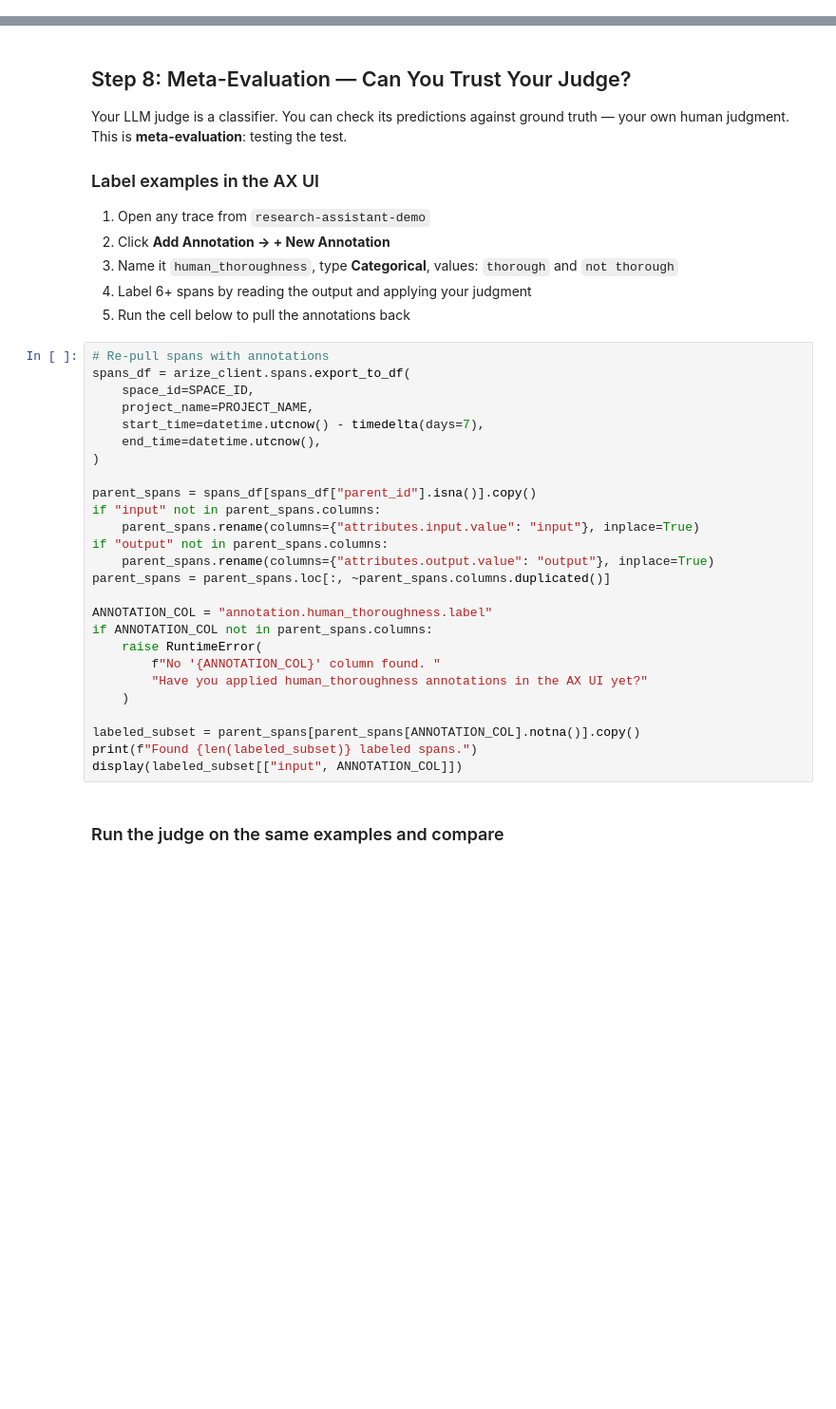
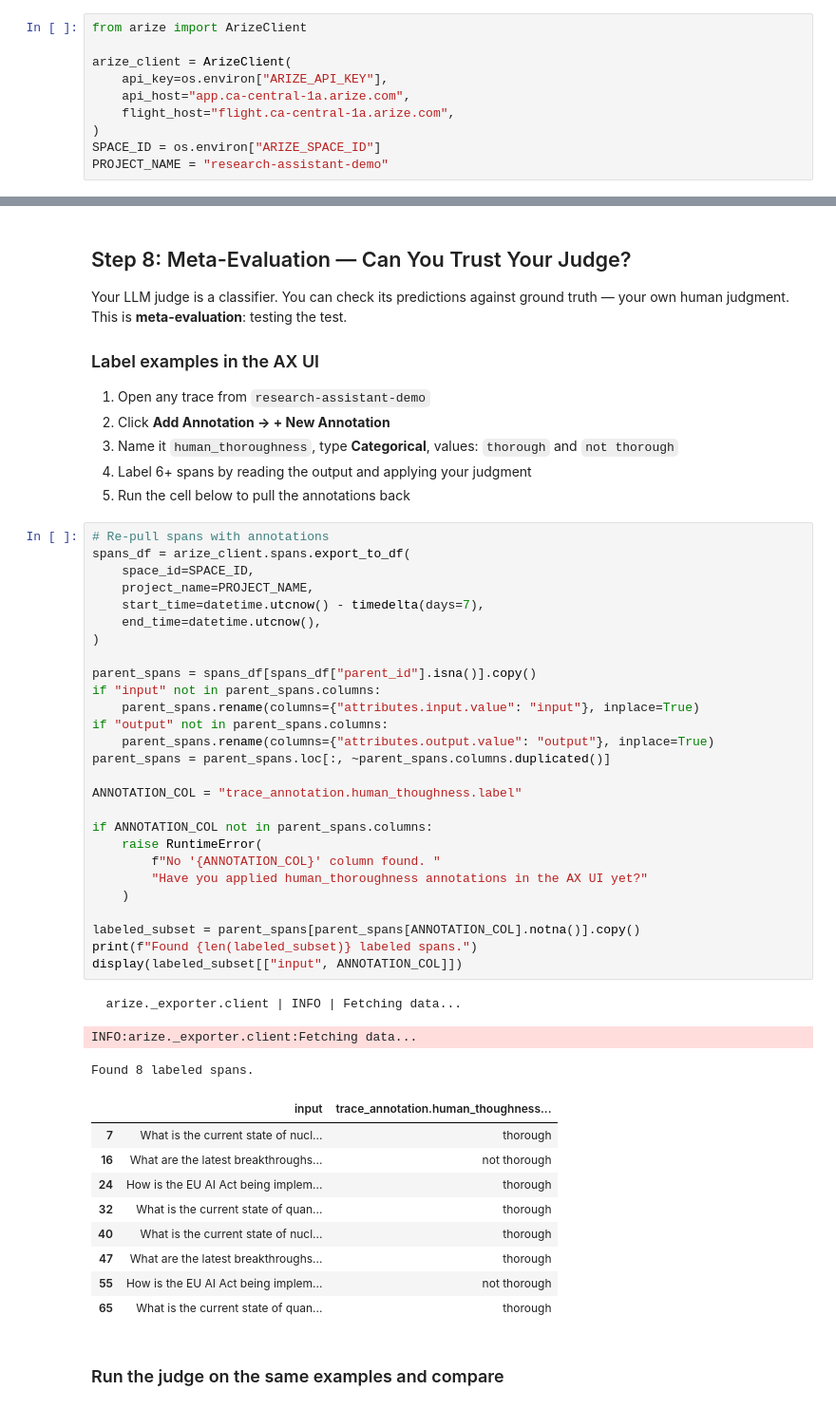
Before and after one commit to ash1shm/AG-PortfolioDoctor, a Jupyter notebook: research_assistant_eval_workshop.ipynb, the cells around one changed output, grey strips where cells are left out. Shown at 95% size. Saved outputs shown, nothing was run; the diff lists cells and outputs as text; blank space fills up the shorter version.

```diff
--- a/research_assistant_eval_workshop.ipynb
+++ b/research_assistant_eval_workshop.ipynb
@@ -70,6 +84,16 @@ We're building a research assistant using the Claude Agent SDK. The agent works
 - **Turn 2: Synthesize** — compiles findings into a structured, sourced briefing
 
 The `ClaudeSDKClient` maintains conversation context between turns, so the synthesizer has full access to the researcher's findings.
+# %%
+from arize import ArizeClient
+
+arize_client = ArizeClient(
+    api_key=os.environ["ARIZE_API_KEY"],
+    api_host="app.ca-central-1a.arize.com",
+    flight_host="flight.ca-central-1a.arize.com",
+)
+SPACE_ID = os.environ["ARIZE_SPACE_ID"]
+PROJECT_NAME = "research-assistant-demo"
 # %%
 from claude_agent_sdk import ClaudeSDKClient, ClaudeAgentOptions, AssistantMessage, TextBlock, ResultMessage
 from opentelemetry import trace
@@ -494,29 +652,43 @@ Your LLM judge is a classifier. You can check its predictions against ground tru
 # %%
 # Re-pull spans with annotations
 spans_df = arize_client.spans.export_to_df(
     space_id=SPACE_ID,
     project_name=PROJECT_NAME,
     start_time=datetime.utcnow() - timedelta(days=7),
     end_time=datetime.utcnow(),
 )
 
 parent_spans = spans_df[spans_df["parent_id"].isna()].copy()
 if "input" not in parent_spans.columns:
     parent_spans.rename(columns={"attributes.input.value": "input"}, inplace=True)
 if "output" not in parent_spans.columns:
     parent_spans.rename(columns={"attributes.output.value": "output"}, inplace=True)
 parent_spans = parent_spans.loc[:, ~parent_spans.columns.duplicated()]
 
-ANNOTATION_COL = "annotation.human_thoroughness.label"
+ANNOTATION_COL = "trace_annotation.human_thoughness.label"
+
 if ANNOTATION_COL not in parent_spans.columns:
     raise RuntimeError(
         f"No '{ANNOTATION_COL}' column found. "
         "Have you applied human_thoroughness annotations in the AX UI yet?"
     )
 
 labeled_subset = parent_spans[parent_spans[ANNOTATION_COL].notna()].copy()
 print(f"Found {len(labeled_subset)} labeled spans.")
 display(labeled_subset[["input", ANNOTATION_COL]])
+# %% [output]
+  arize._exporter.client | INFO | Fetching data...
+INFO:arize._exporter.client:Fetching data...
+Found 8 labeled spans.
+|  | input | trace_annotation.human_thoughness... |
+| 7 | What is the current state of nucl... | thorough |
+| 16 | What are the latest breakthroughs... | not thorough |
+| 24 | How is the EU AI Act being implem... | thorough |
+| 32 | What is the current state of quan... | thorough |
+| 40 | What is the current state of nucl... | thorough |
+| 47 | What are the latest breakthroughs... | thorough |
+| 55 | How is the EU AI Act being implem... | not thorough |
+| 65 | What is the current state of quan... | thorough |
 # %% [markdown]
 ### Run the judge on the same examples and compare
 # %%
```
Also changed, not shown: parts of 23 cells of this notebook.
